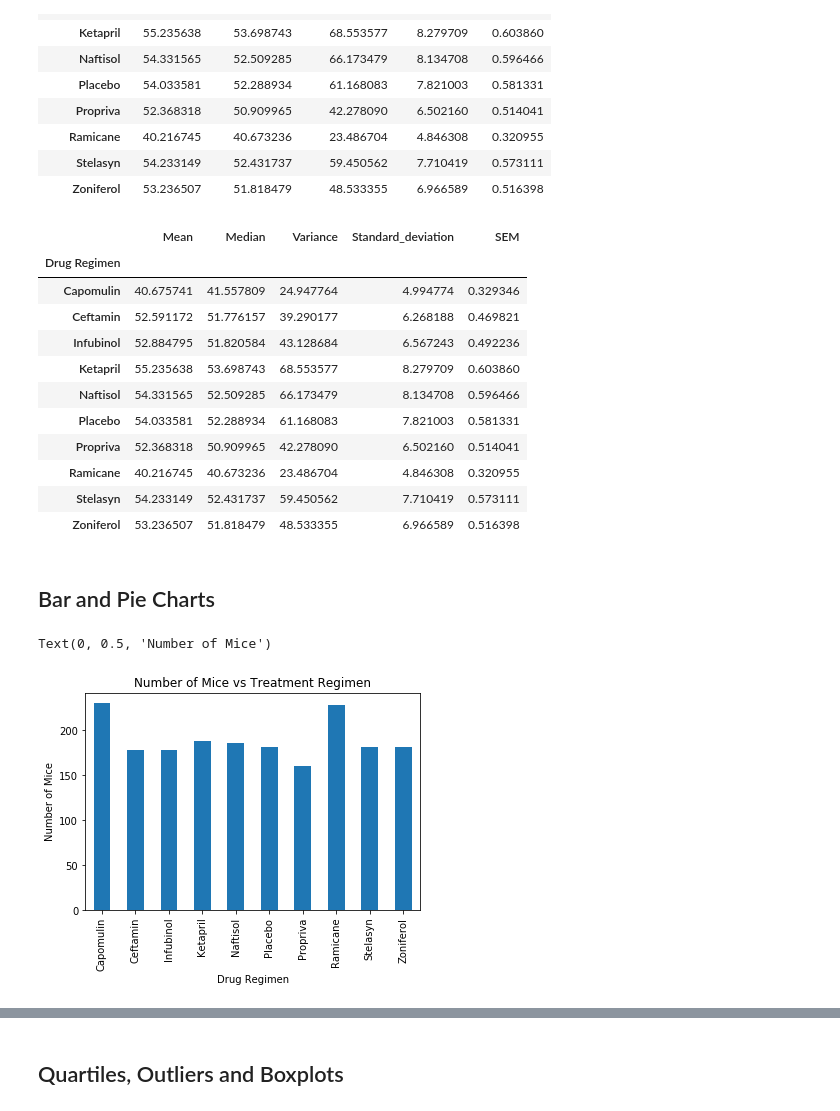
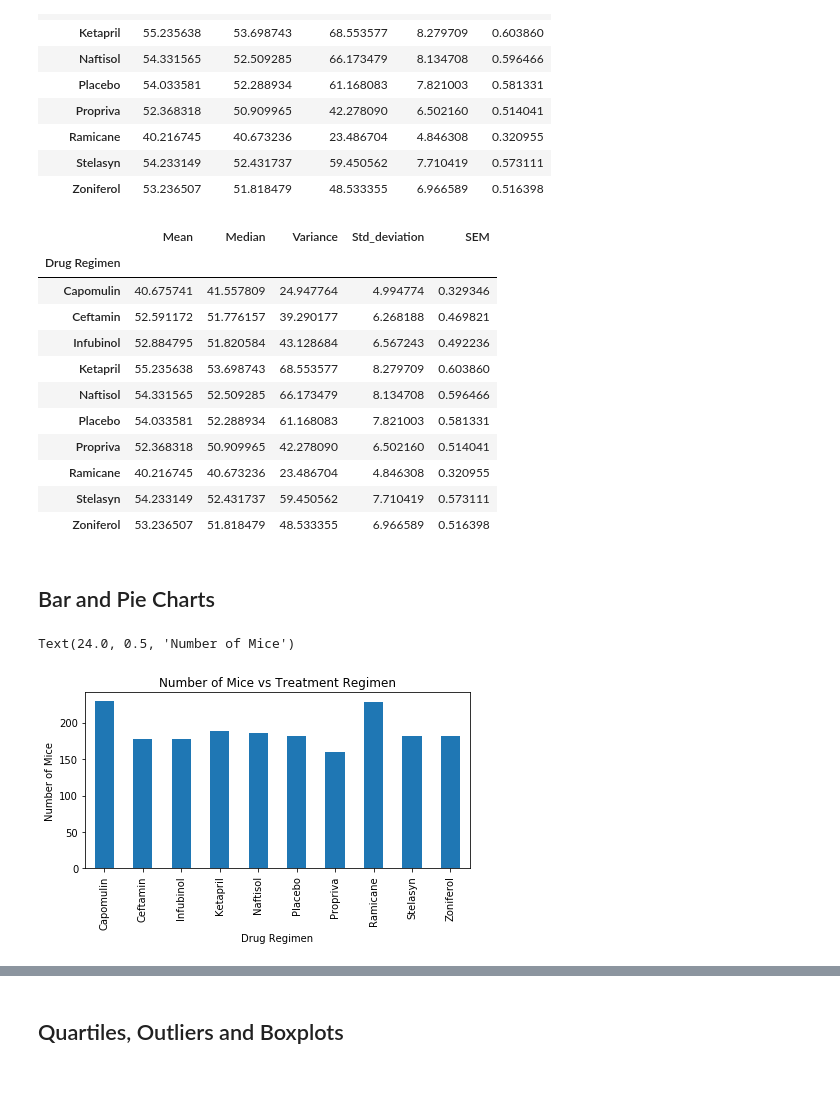
Before and after one commit to j1-aggie/5_MatPlotLib_Homework, a Jupyter notebook: pymaceuticals_starter.ipynb, the cells around one changed output, grey strips where cells are left out. Cells and saved outputs as stored; diff of their text form; code cells hidden in the pictures; blank space fills up the shorter version.

```diff
--- a/pymaceuticals_starter.ipynb
+++ b/pymaceuticals_starter.ipynb
@@ -143,9 +142,9 @@ ms_sem =clean_data.groupby('Drug Regimen').sem()['Tumor Volume (mm3)']
 table_mean_df = pd.DataFrame(ms_mean)
 table_comp = table_mean_df.rename(columns={"Tumor Volume (mm3)": "Mean"})
 
-table_comp.assign(Median=ms_median,Variance=ms_variance,Standard_deviation=ms_standard_deviation,SEM=ms_sem)
+table_comp.assign(Median=ms_median,Variance=ms_variance,Std_deviation=ms_standard_deviation,SEM=ms_sem)
 # %% [output]
-|  | Mean | Median | Variance | Standard_deviation | SEM |
+|  | Mean | Median | Variance | Std_deviation | SEM |
 | Drug Regimen |  |  |  |  |  |
 | Capomulin | 40.675741 | 41.557809 | 24.947764 | 4.994774 | 0.329346 |
 | Ceftamin | 52.591172 | 51.776157 | 39.290177 | 6.268188 | 0.469821 |
@@ -162,13 +161,13 @@ table_comp.assign(Median=ms_median,Variance=ms_variance,Standard_deviation=ms_st
 # %%
 # Generate a bar plot showing the total number of mice for each treatment throughout the course of the study using pandas.
 barpd_data = clean_data.groupby('Drug Regimen').count()['Mouse ID']
 bar_plot_data = barpd_data.plot.bar(rot='vertical',title='Number of Mice vs Treatment Regimen')
-
+plt.tight_layout()
 bar_plot_data.set_xlabel("Drug Regimen")
 bar_plot_data.set_ylabel("Number of Mice")
 # %% [output]
-Text(0, 0.5, 'Number of Mice')
+Text(24.0, 0.5, 'Number of Mice')
-[figure, old version]
+[figure, new version]
 # %%
 # Generate a bar plot showing the total number of mice for each treatment throughout the course of the study using pyplot.
 barpd_data = clean_data.groupby('Drug Regimen').count()['Mouse ID']
```
Also changed, not shown: parts of 9 cells of this notebook.
